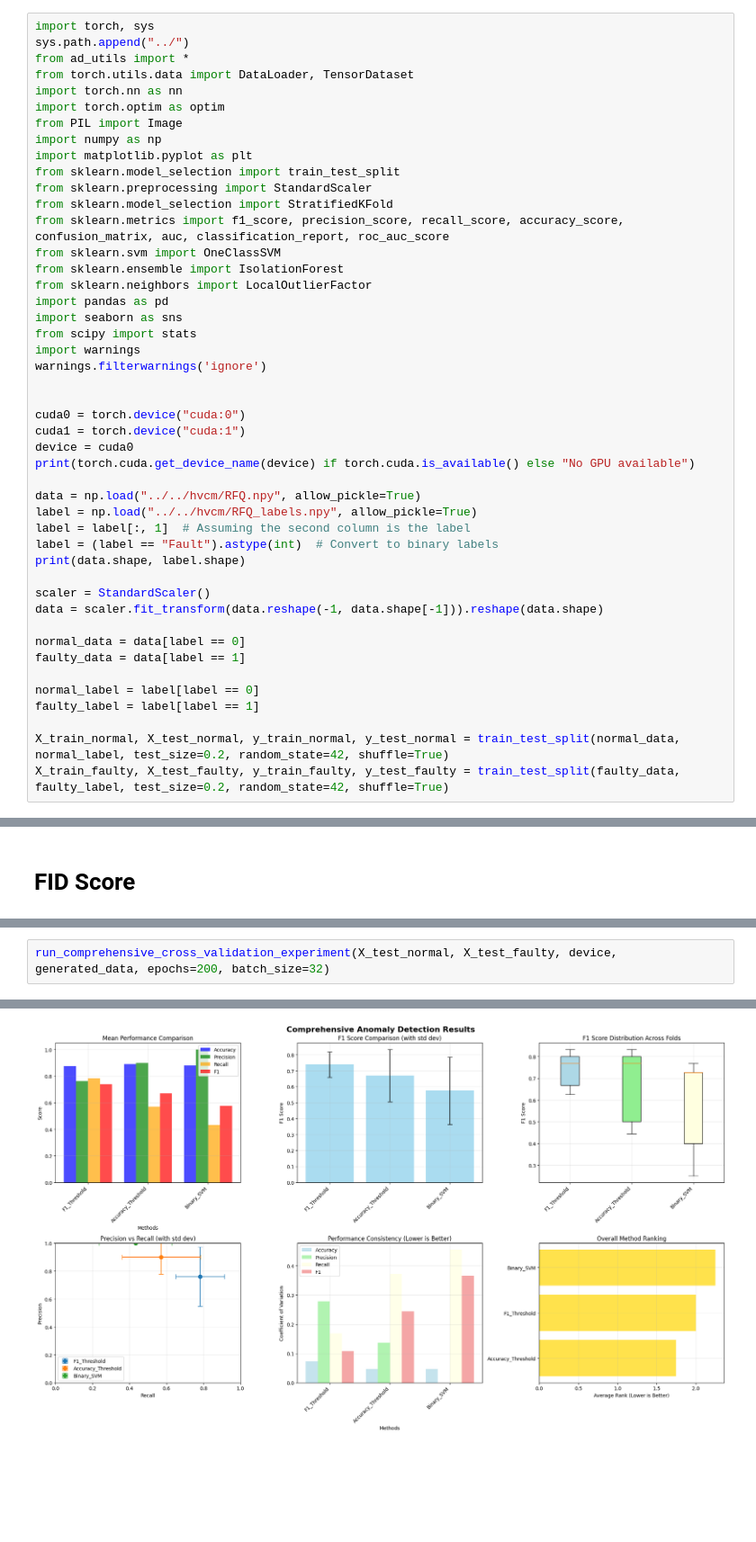
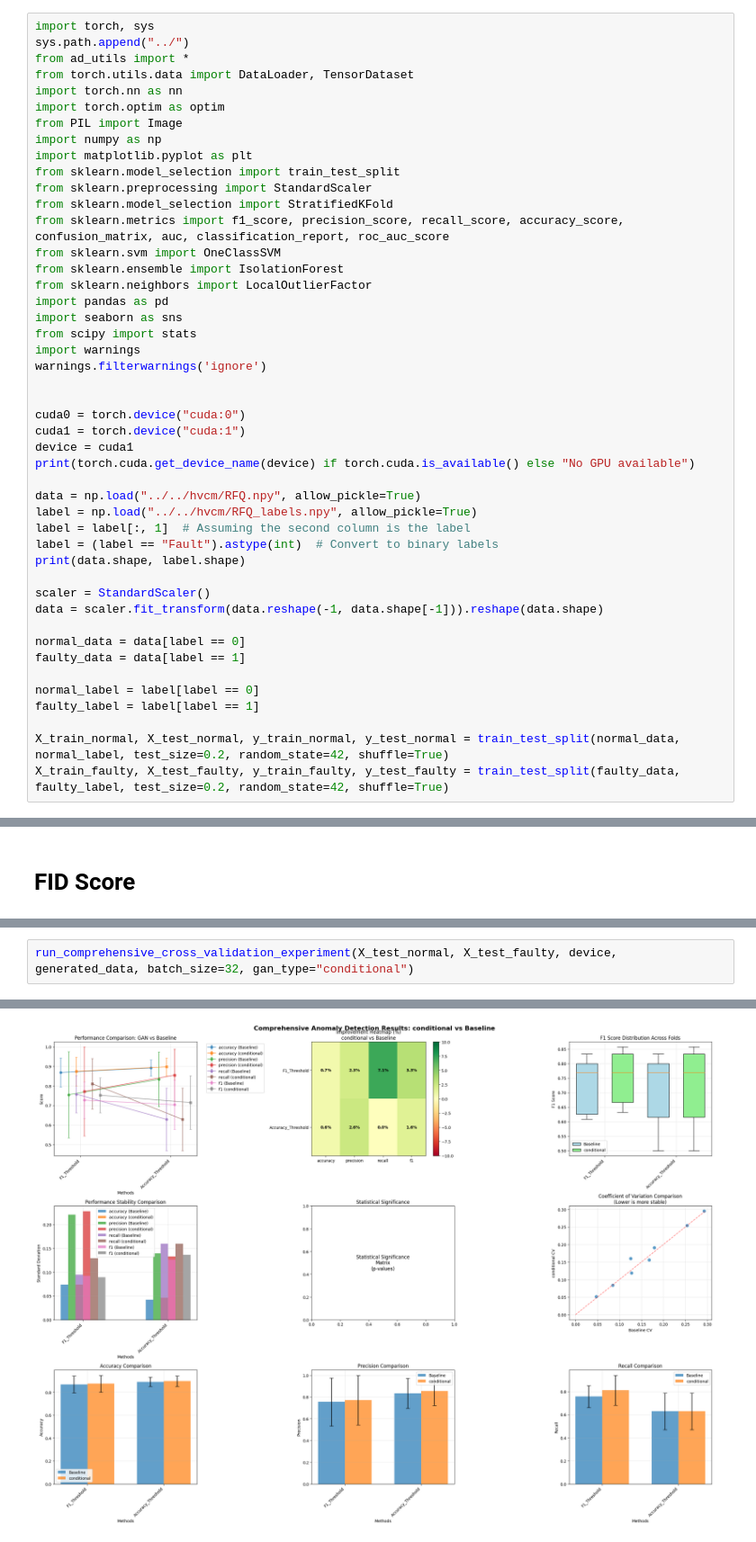
Before and after one commit to maddiew95/SmartIoT-2025, a Jupyter notebook: GANs models/ConditoinalGANs/conditional-gan.ipynb, the cells around one changed output, grey strips where cells are left out. Shown at 90% size. Saved outputs shown, nothing was run; the diff lists cells and outputs as text; blank space fills up the shorter version.

```diff
--- a/GANs models/ConditoinalGANs/conditional-gan.ipynb
+++ b/GANs models/ConditoinalGANs/conditional-gan.ipynb
@@ -24,7 +24,7 @@ warnings.filterwarnings('ignore')
 
 cuda0 = torch.device("cuda:0")
 cuda1 = torch.device("cuda:1")
-device = cuda0
+device = cuda1
 print(torch.cuda.get_device_name(device) if torch.cuda.is_available() else "No GPU available")
 
 data = np.load("../../hvcm/RFQ.npy", allow_pickle=True)
@@ -476,5 +476,5 @@ Quality Assessment: Poor
 # %%
-run_comprehensive_cross_validation_experiment(X_test_normal, X_test_faulty, device, generated_data, epochs=200, batch_size=32)
+run_comprehensive_cross_validation_experiment(X_test_normal, X_test_faulty, device, generated_data, batch_size=32, gan_type="conditional")
 # %% [output]
 ======================================================================
 COMPREHENSIVE ANOMALY DETECTION CROSS-VALIDATION EXPERIMENT
@@ -496,2 +496,2 @@ RANKING BY BALANCED SCORE (Precision + Recall)/2:
-[figure, old version]
+[figure, new version]
 ======================================================================
```
Also changed, not shown: parts of 4 cells of this notebook, 8 other files.
